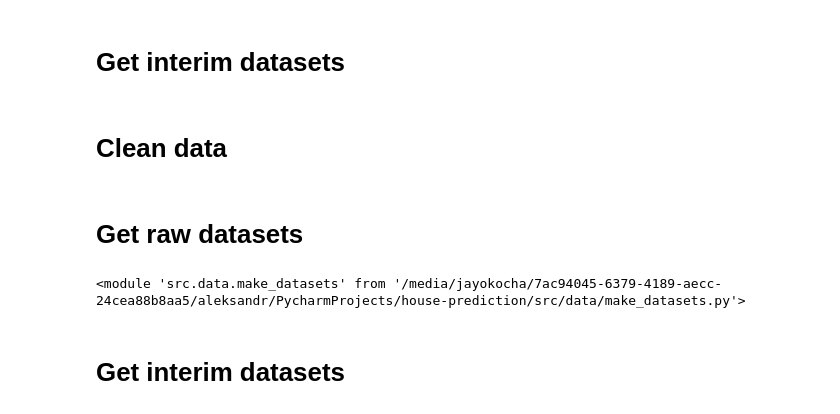
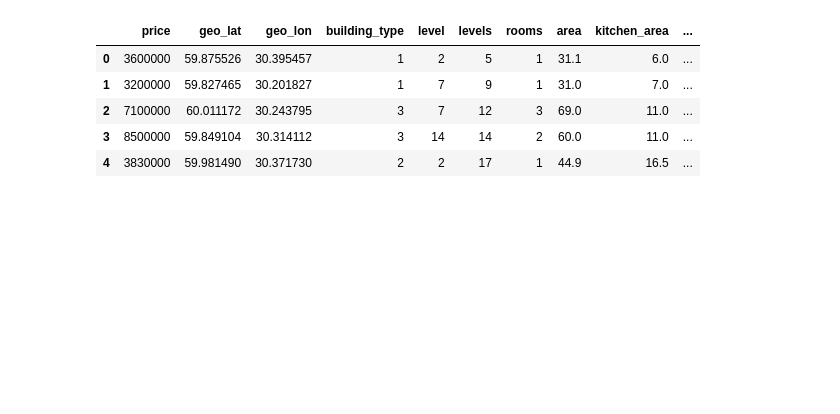
Before and after one commit to dubrovin-sudo/House-prediction, a Jupyter notebook: notebooks/Saint-Peterburg_real_estate.ipynb, the cells around one changed output. Drawn from its saved outputs; the diff is of its cells as text; code cells hidden in the pictures; blank space fills up the shorter version.

```diff
--- a/notebooks/Saint-Peterburg_real_estate.ipynb
+++ b/notebooks/Saint-Peterburg_real_estate.ipynb
@@ -44,2 +21,0 @@ make_datasets
-# %% [markdown]
-# Get interim datasets
@@ -91,7 +22,10 @@ get_subways(directory)
-# %% [markdown]
-# Clean data
 # %%
-df = pd.read_csv(f"{directory}/raw/df_spb.csv")
+df = pd.read_csv("../data/interim/spb_house_with_subway.csv")
 df.head(5)
+# %% [output]
+|  | price | geo_lat | geo_lon | building_type | level | levels | rooms | area | kitchen_area | ... |
+| 0 | 3600000 | 59.875526 | 30.395457 | 1 | 2 | 5 | 1 | 31.1 | 6.0 | ... |
+| 1 | 3200000 | 59.827465 | 30.201827 | 1 | 7 | 9 | 1 | 31.0 | 7.0 | ... |
+| 2 | 7100000 | 60.011172 | 30.243795 | 3 | 7 | 12 | 3 | 69.0 | 11.0 | ... |
+| 3 | 8500000 | 59.849104 | 30.314112 | 3 | 14 | 14 | 2 | 60.0 | 11.0 | ... |
+| 4 | 3830000 | 59.981490 | 30.371730 | 2 | 2 | 17 | 1 | 44.9 | 16.5 | ... |
-# %% [markdown]
-# Get raw datasets
@@ -100,6 +31,0 @@ from src.data import make_datasets
-# %%
-make_datasets
-# %% [output]
-<module 'src.data.make_datasets' from '/media/jayokocha/7ac94045-6379-4189-aecc-24cea88b8aa5/aleksandr/PycharmProjects/house-prediction/src/data/make_datasets.py'>
-# %% [markdown]
-# Get interim datasets
```
Also changed, not shown: parts of 32 cells of this notebook, 8 other files.
